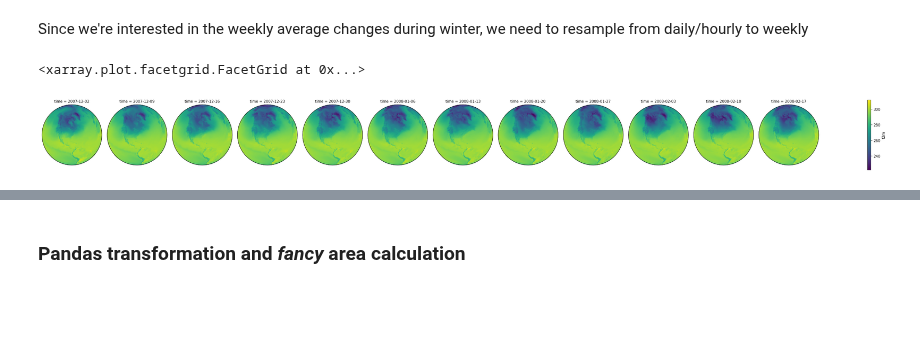
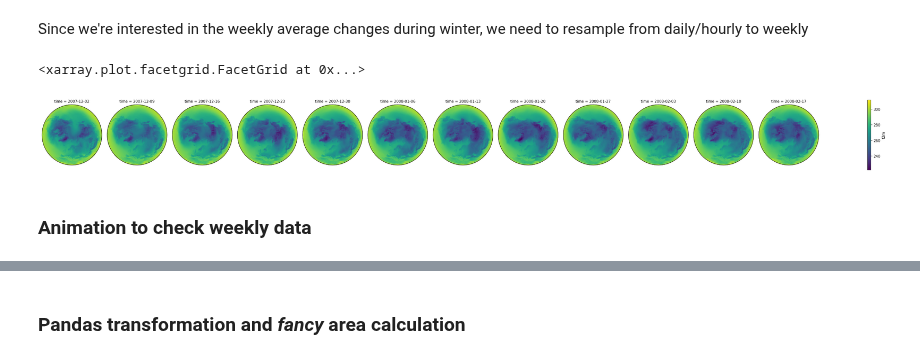
Before and after one commit to geosciences-data-practicum/reanalysis_getter, a Jupyter notebook: analysis/winter_test.ipynb, the cells around one changed output, grey strips where cells are left out. Drawn from its saved outputs; the diff is of its cells as text; code cells hidden in the pictures; blank space fills up the shorter version.

```diff
--- a/analysis/winter_test.ipynb
+++ b/analysis/winter_test.ipynb
@@ -86,7 +103,9 @@ air_week = air.resample(time='1W').reduce(np.nanmean)
 # %%
 air_week.isel(time=range(0,len(air_week.time.data)-2)).plot(transform=ccrs.PlateCarree(),
                                                             col='time',
-                                                            subplot_kws={'projection': ccrs.Orthographic(-80, 35)})
+                                                            subplot_kws={'projection': ccrs.Orthographic(20, 90)})
 # %% [output]
 <xarray.plot.facetgrid.FacetGrid at 0x...>
-[figure, old version]
+[figure, new version]
+# %% [markdown]
+### Animation to check weekly data
```
Also changed, not shown: parts of 17 cells of this notebook, 2 other files.
